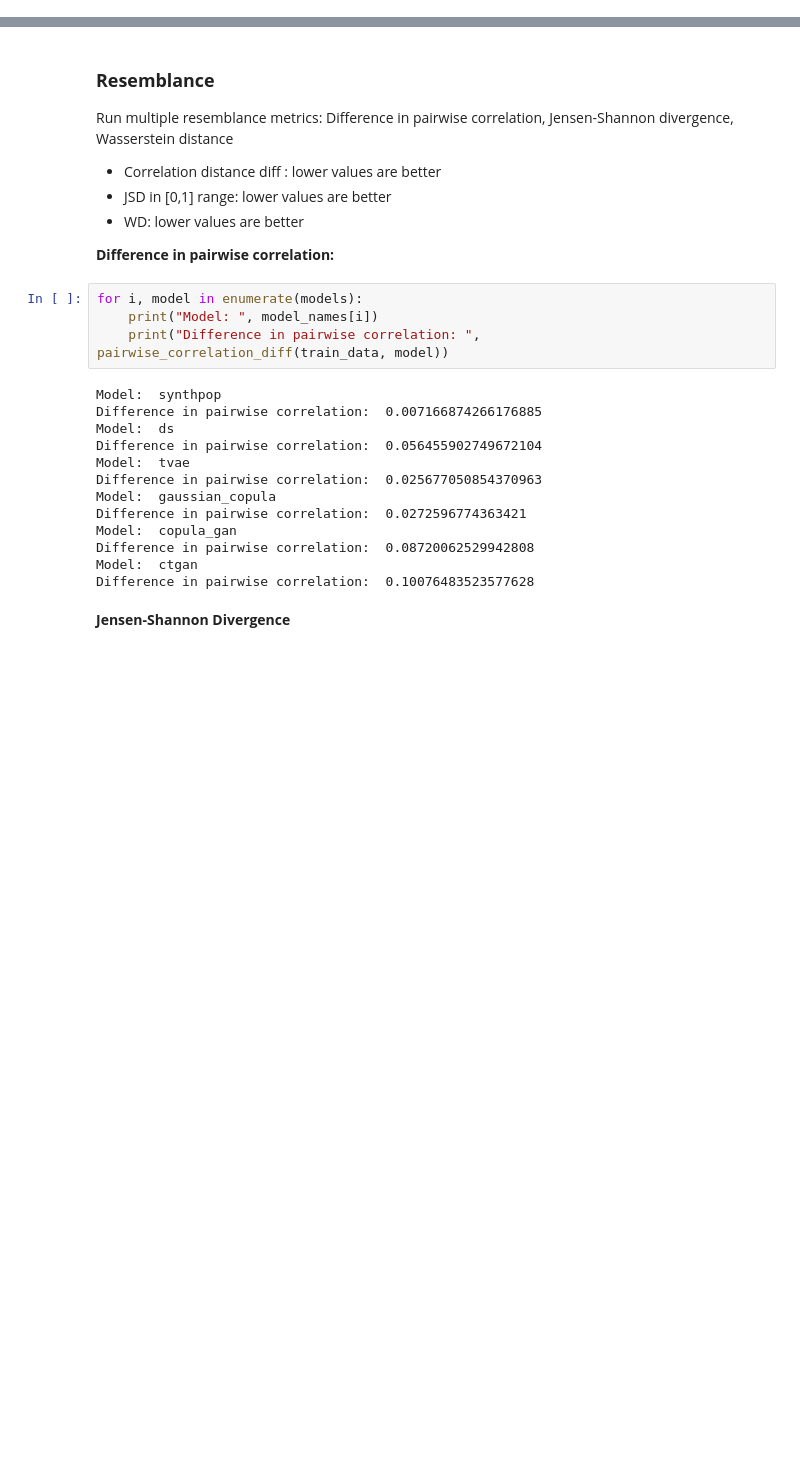
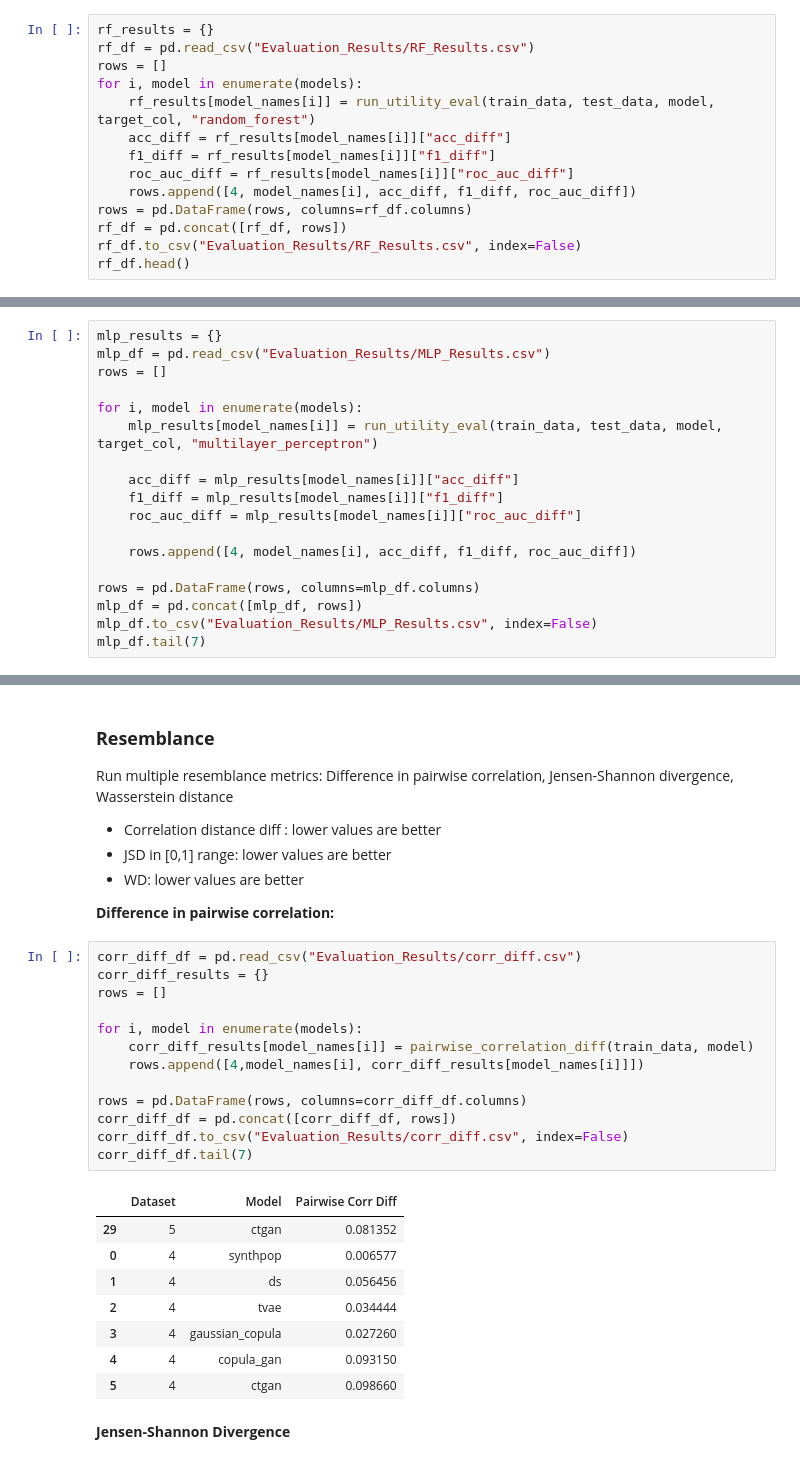
Before and after one commit to toHartel/bt-tobias-hartel, a Jupyter notebook: scripts/dataset_4.ipynb, the cells around one changed output, grey strips where cells are left out. Saved outputs shown, nothing was run; the diff lists cells and outputs as text; blank space fills up the shorter version.

```diff
--- a/scripts/dataset_4.ipynb
+++ b/scripts/dataset_4.ipynb
@@ -198,0 +215,14 @@ Model:  ctgan
+# %%
+rf_results = {}
+rf_df = pd.read_csv("Evaluation_Results/RF_Results.csv")
+rows = []
+for i, model in enumerate(models):
+    rf_results[model_names[i]] = run_utility_eval(train_data, test_data, model, target_col, "random_forest")
+    acc_diff = rf_results[model_names[i]]["acc_diff"]
+    f1_diff = rf_results[model_names[i]]["f1_diff"]
+    roc_auc_diff = rf_results[model_names[i]]["roc_auc_diff"]
+    rows.append([4, model_names[i], acc_diff, f1_diff, roc_auc_diff])
+rows = pd.DataFrame(rows, columns=rf_df.columns)
+rf_df = pd.concat([rf_df, rows])
+rf_df.to_csv("Evaluation_Results/RF_Results.csv", index=False)
+rf_df.head()
@@ -278,0 +255,18 @@ ctgan
+# %%
+mlp_results = {}
+mlp_df = pd.read_csv("Evaluation_Results/MLP_Results.csv")
+rows = []
+
+for i, model in enumerate(models):
+    mlp_results[model_names[i]] = run_utility_eval(train_data, test_data, model, target_col, "multilayer_perceptron")
+
+    acc_diff = mlp_results[model_names[i]]["acc_diff"]
+    f1_diff = mlp_results[model_names[i]]["f1_diff"]
+    roc_auc_diff = mlp_results[model_names[i]]["roc_auc_diff"]
+
+    rows.append([4, model_names[i], acc_diff, f1_diff, roc_auc_diff])
+
+rows = pd.DataFrame(rows, columns=mlp_df.columns)
+mlp_df = pd.concat([mlp_df, rows])
+mlp_df.to_csv("Evaluation_Results/MLP_Results.csv", index=False)
+mlp_df.tail(7)
@@ -287,22 +299,27 @@ Run multiple resemblance metrics: Difference in pairwise correlation, Jensen-Sha
 
 
 **Difference in pairwise correlation:**
-# %%
-for i, model in enumerate(models):
-    print("Model: ", model_names[i])
-    print("Difference in pairwise correlation: ", pairwise_correlation_diff(train_data, model))
-# %% [output]
-Model:  synthpop
-Difference in pairwise correlation:  0.007166874266176885
-Model:  ds
-Difference in pairwise correlation:  0.056455902749672104
-Model:  tvae
-Difference in pairwise correlation:  0.025677050854370963
-Model:  gaussian_copula
-Difference in pairwise correlation:  0.0272596774363421
-Model:  copula_gan
-Difference in pairwise correlation:  0.08720062529942808
-Model:  ctgan
-Difference in pairwise correlation:  0.10076483523577628
+# %%
+corr_diff_df = pd.read_csv("Evaluation_Results/corr_diff.csv")
+corr_diff_results = {}
+rows = []
+
+for i, model in enumerate(models):
+    corr_diff_results[model_names[i]] = pairwise_correlation_diff(train_data, model)
+    rows.append([4,model_names[i], corr_diff_results[model_names[i]]])
+
+rows = pd.DataFrame(rows, columns=corr_diff_df.columns)
+corr_diff_df = pd.concat([corr_diff_df, rows])
+corr_diff_df.to_csv("Evaluation_Results/corr_diff.csv", index=False)
+corr_diff_df.tail(7)
+# %% [output]
+|  | Dataset | Model | Pairwise Corr Diff |
+| 29 | 5 | ctgan | 0.081352 |
+| 0 | 4 | synthpop | 0.006577 |
+| 1 | 4 | ds | 0.056456 |
+| 2 | 4 | tvae | 0.034444 |
+| 3 | 4 | gaussian_copula | 0.027260 |
+| 4 | 4 | copula_gan | 0.093150 |
+| 5 | 4 | ctgan | 0.098660 |
 # %% [markdown]
 **Jensen-Shannon Divergence**
```
Also changed, not shown: parts of 21 cells of this notebook, 37 other files.
